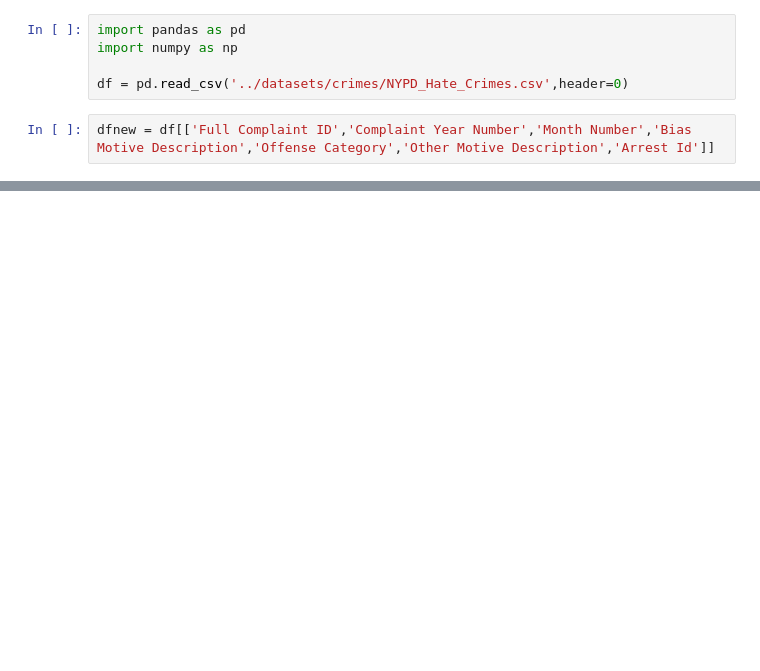
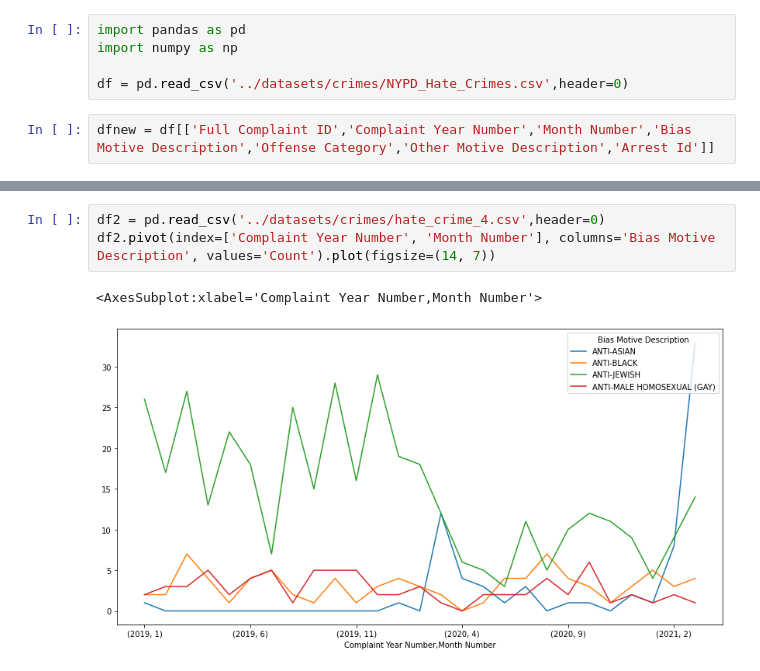
Before and after one commit to jgingh7/NYC-COVID-BigData, a Jupyter notebook: notebooks/Covid_19_Impact_on_Crime.ipynb, the cells around one changed output, grey strips where cells are left out. Saved outputs shown, nothing was run; the diff lists cells and outputs as text; blank space fills up the shorter version.

```diff
--- a/notebooks/Covid_19_Impact_on_Crime.ipynb
+++ b/notebooks/Covid_19_Impact_on_Crime.ipynb
@@ -76,0 +166,6 @@ plt.show()
+# %%
+df2 = pd.read_csv('../datasets/crimes/hate_crime_4.csv',header=0)
+df2.pivot(index=['Complaint Year Number', 'Month Number'], columns='Bias Motive Description', values='Count').plot(figsize=(14, 7))
+# %% [output]
+<AxesSubplot:xlabel='Complaint Year Number,Month Number'>
+[figure, added]
```
Also changed, not shown: parts of 11 cells of this notebook.
